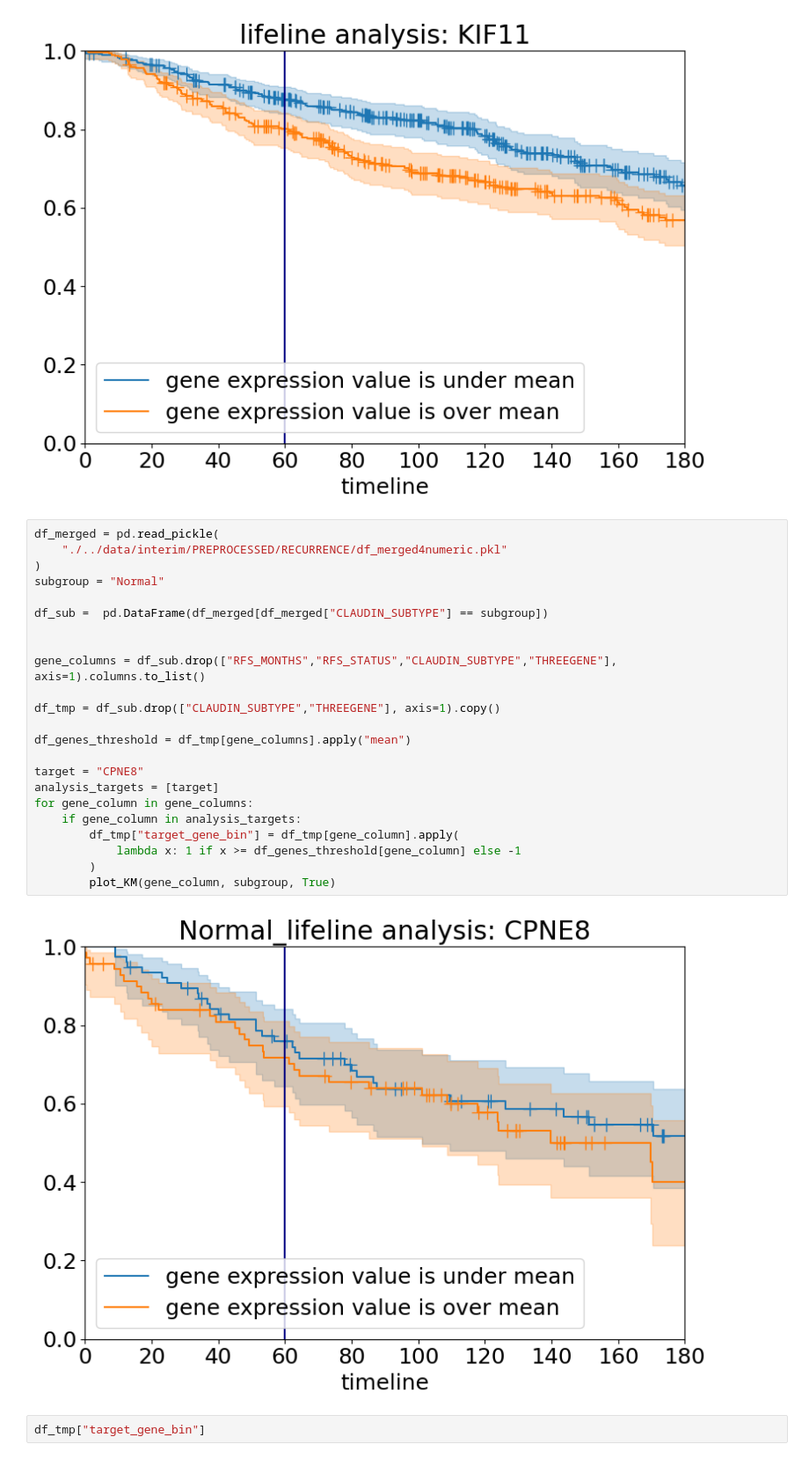
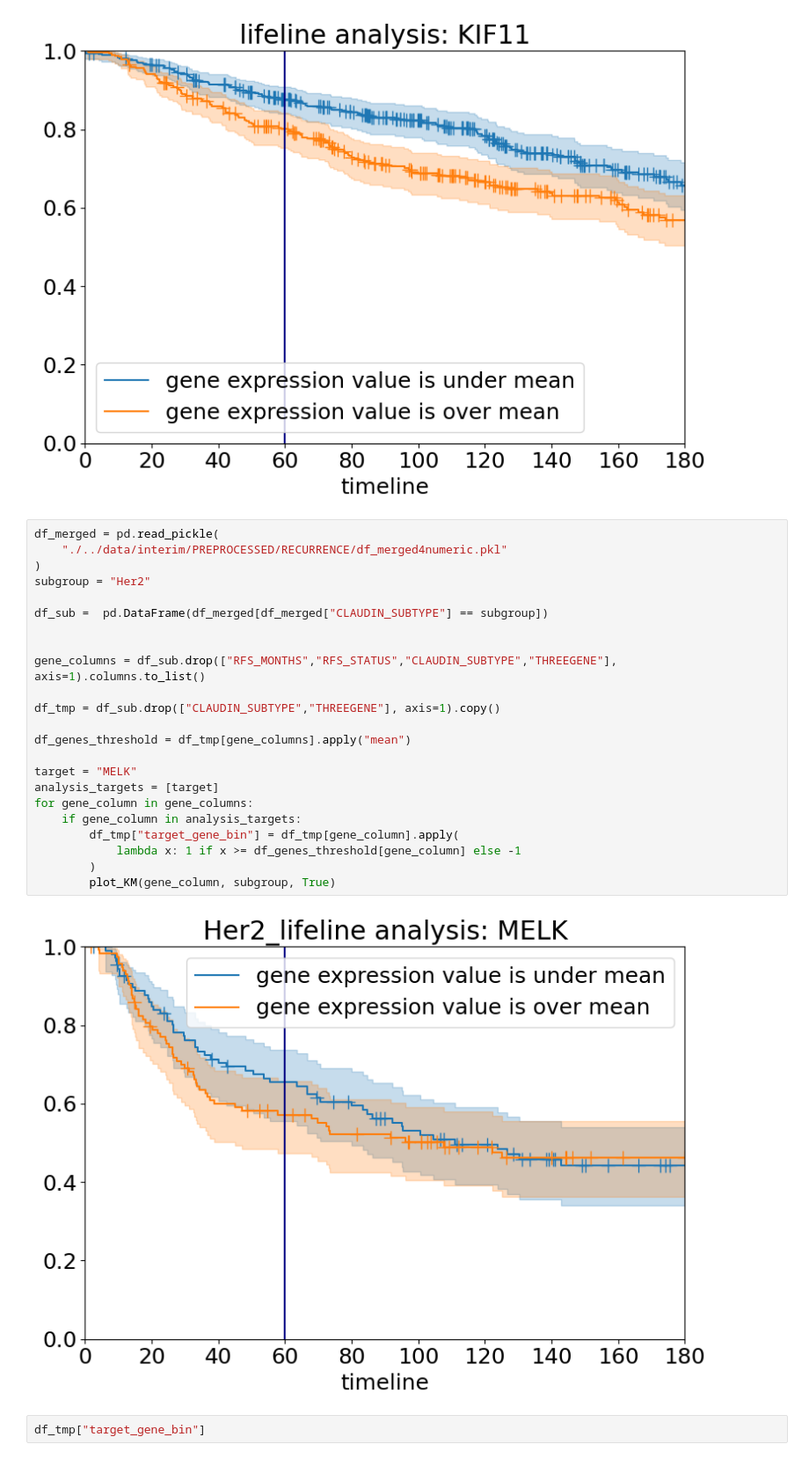
Before and after one commit to uga7643/breast_cancer_analytics, a Jupyter notebook: notebooks/6-lifelines_RFS-Copy1.ipynb, the cells around one changed output. Shown at 88% size. Saved outputs shown, nothing was run; the diff lists cells and outputs as text.

```diff
--- a/notebooks/6-lifelines_RFS-Copy1.ipynb
+++ b/notebooks/6-lifelines_RFS-Copy1.ipynb
@@ -178,28 +178,28 @@ for gene_column in gene_columns:
 # %%
 df_merged = pd.read_pickle(
     "./../data/interim/PREPROCESSED/RECURRENCE/df_merged4numeric.pkl"
 )
-subgroup = "Normal"
+subgroup = "Her2"
 
 df_sub =  pd.DataFrame(df_merged[df_merged["CLAUDIN_SUBTYPE"] == subgroup])
 
 
 gene_columns = df_sub.drop(["RFS_MONTHS","RFS_STATUS","CLAUDIN_SUBTYPE","THREEGENE"], axis=1).columns.to_list()
 
 df_tmp = df_sub.drop(["CLAUDIN_SUBTYPE","THREEGENE"], axis=1).copy()
 
 df_genes_threshold = df_tmp[gene_columns].apply("mean")
 
-target = "CPNE8"
+target = "MELK"
 analysis_targets = [target]
 for gene_column in gene_columns:
     if gene_column in analysis_targets:
         df_tmp["target_gene_bin"] = df_tmp[gene_column].apply(
             lambda x: 1 if x >= df_genes_threshold[gene_column] else -1
         )
         plot_KM(gene_column, subgroup, True)
 # %% [output]
-[figure, old version]
+[figure, new version]
 # %%
 df_tmp["target_gene_bin"]
 # %% [output]
```
Also changed, not shown: 2 other files.
